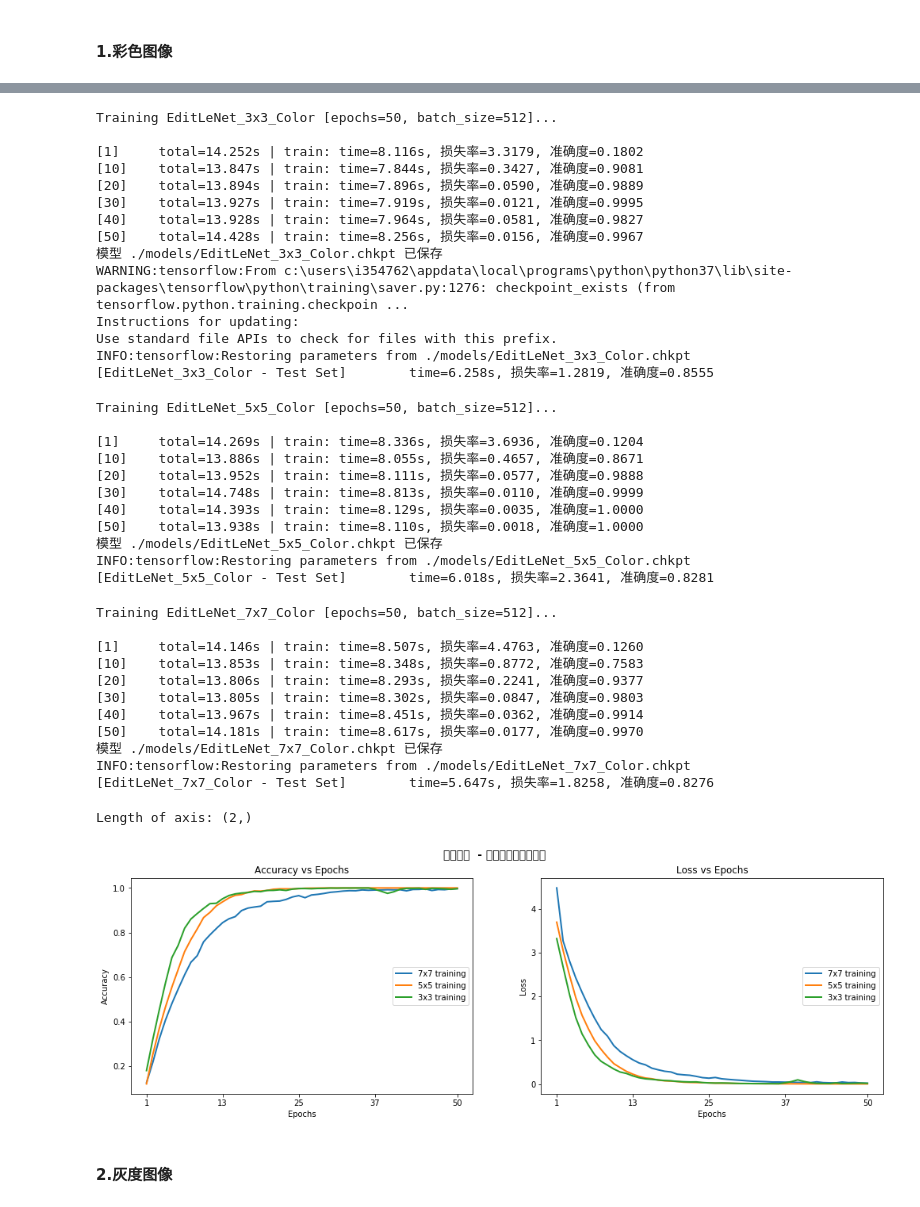
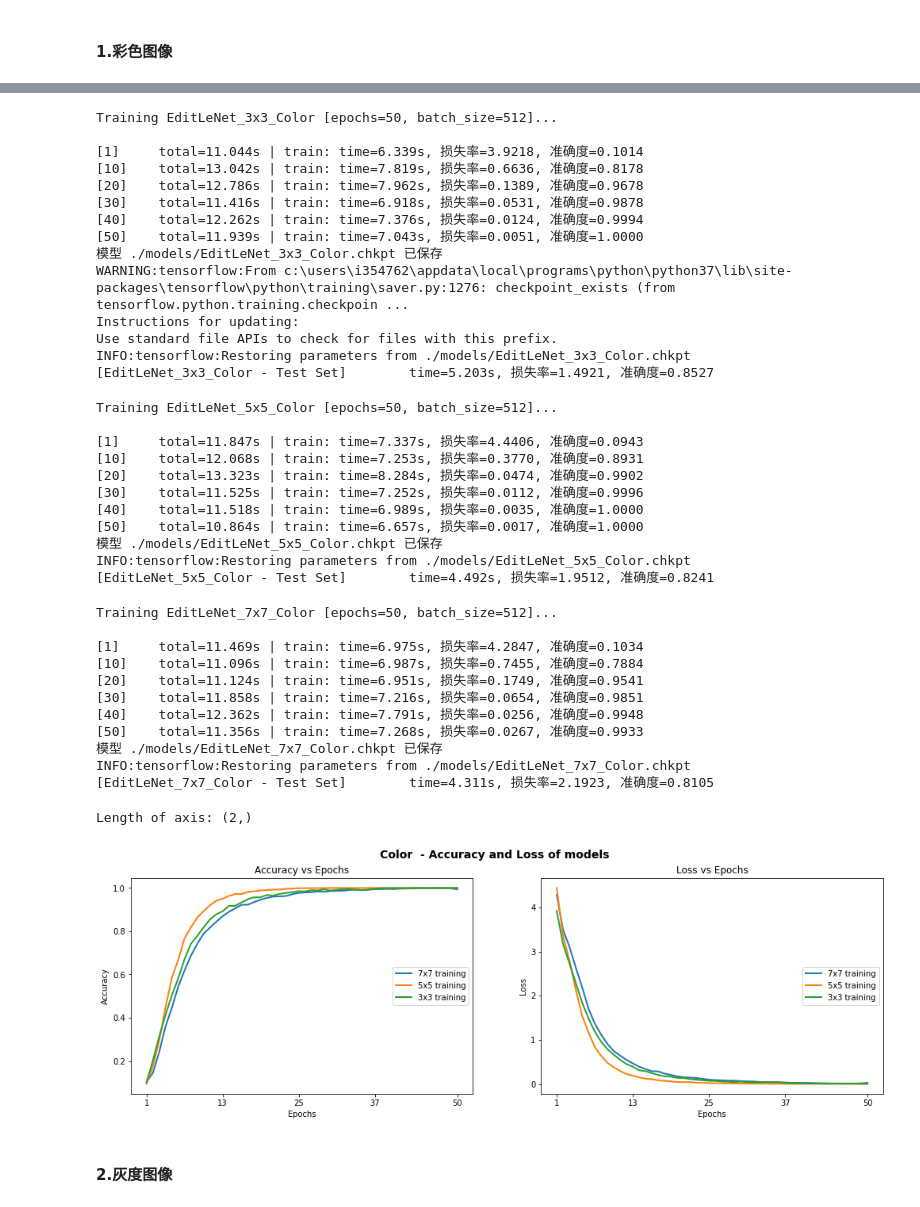
Before and after one commit to Zhaofan-Su/CarND-Traffic-Sign-Classifier-Project, a Jupyter notebook: Traffic_Sign_Classifier.ipynb, the cells around one changed output, grey strips where cells are left out. Drawn from its saved outputs; the diff is of its cells as text; code cells hidden in the pictures.

```diff
--- a/Traffic_Sign_Classifier.ipynb
+++ b/Traffic_Sign_Classifier.ipynb
@@ -282,3 +275,8 @@ X_test_grayscale = np.asarray(list(map(lambda img: to_grayscale(img), X_test)))
+# %%
+X_train, y_train = create_sample_set(X_train_group_by_label, X_train, y_train, pct=0.33)
+
+X_train_normalised = normalise_images(X_train, X_train)
+X_train_grayscale = np.asarray(list(map(lambda img: to_grayscale(img), X_train)))
 # %% [markdown]
 ### 模型构建
 # %% [markdown]
@@ -668,63 +678,63 @@ me_color_7x7 = ModelExecutor(mc_7x7)
 [EditLeNet] 正在建立网络结构 [卷积层数目=2, 卷积层过滤器大小=5, 卷积层初始深度=16, 全连接层数目=2]
 [EditLeNet] 正在建立网络结构 [卷积层数目=2, 卷积层过滤器大小=7, 卷积层初始深度=16, 全连接层数目=2]
 # %%
-(c_3x3_tr_metrics, c_3x3_duration) = me_color_3x3.train_model(X_sample_train, y_sample_train, epochs=50)
+(c_3x3_tr_metrics, c_3x3_duration) = me_color_3x3.train_model(X_train, y_train, epochs=50)
 (c_3x3_ts_accuracy, c_3x3_ts_loss, c_3x3_ts_duration) =  me_color_3x3.test_model(X_test, y_test)
 # %% [output]
 Training EditLeNet_3x3_Color [epochs=50, batch_size=512]...
 
-[1]     total=14.252s | train: time=8.116s, 损失率=3.3179, 准确度=0.1802
-[10]    total=13.847s | train: time=7.844s, 损失率=0.3427, 准确度=0.9081
-[20]    total=13.894s | train: time=7.896s, 损失率=0.0590, 准确度=0.9889
-[30]    total=13.927s | train: time=7.919s, 损失率=0.0121, 准确度=0.9995
-[40]    total=13.928s | train: time=7.964s, 损失率=0.0581, 准确度=0.9827
-[50]    total=14.428s | train: time=8.256s, 损失率=0.0156, 准确度=0.9967
+[1]     total=11.044s | train: time=6.339s, 损失率=3.9218, 准确度=0.1014
+[10]    total=13.042s | train: time=7.819s, 损失率=0.6636, 准确度=0.8178
+[20]    total=12.786s | train: time=7.962s, 损失率=0.1389, 准确度=0.9678
+[30]    total=11.416s | train: time=6.918s, 损失率=0.0531, 准确度=0.9878
+[40]    total=12.262s | train: time=7.376s, 损失率=0.0124, 准确度=0.9994
+[50]    total=11.939s | train: time=7.043s, 损失率=0.0051, 准确度=1.0000
 模型 ./models/EditLeNet_3x3_Color.chkpt 已保存
 WARNING:tensorflow:From c:\users\i354762\appdata\local\programs\python\python37\lib\site-packages\tensorflow\python\training\saver.py:1276: checkpoint_exists (from tensorflow.python.training.checkpoin ...
 Instructions for updating:
 Use standard file APIs to check for files with this prefix.
 INFO:tensorflow:Restoring parameters from ./models/EditLeNet_3x3_Color.chkpt
-[EditLeNet_3x3_Color - Test Set]        time=6.258s, 损失率=1.2819, 准确度=0.8555
+[EditLeNet_3x3_Color - Test Set]        time=5.203s, 损失率=1.4921, 准确度=0.8527
 # %%
-(c_5x5_tr_metrics, c_5x5_duration) = me_color_5x5.train_model(X_sample_train, y_sample_train, epochs=50)
+(c_5x5_tr_metrics, c_5x5_duration) = me_color_5x5.train_model(X_train, y_train, epochs=50)
 (c_5x5_ts_accuracy, c_5x5_ts_loss, c_5x5_ts_duration) =  me_color_5x5.test_model(X_test, y_test)
 # %% [output]
 Training EditLeNet_5x5_Color [epochs=50, batch_size=512]...
 
-[1]     total=14.269s | train: time=8.336s, 损失率=3.6936, 准确度=0.1204
-[10]    total=13.886s | train: time=8.055s, 损失率=0.4657, 准确度=0.8671
-[20]    total=13.952s | train: time=8.111s, 损失率=0.0577, 准确度=0.9888
-[30]    total=14.748s | train: time=8.813s, 损失率=0.0110, 准确度=0.9999
-[40]    total=14.393s | train: time=8.129s, 损失率=0.0035, 准确度=1.0000
-[50]    total=13.938s | train: time=8.110s, 损失率=0.0018, 准确度=1.0000
+[1]     total=11.847s | train: time=7.337s, 损失率=4.4406, 准确度=0.0943
+[10]    total=12.068s | train: time=7.253s, 损失率=0.3770, 准确度=0.8931
+[20]    total=13.323s | train: time=8.284s, 损失率=0.0474, 准确度=0.9902
+[30]    total=11.525s | train: time=7.252s, 损失率=0.0112, 准确度=0.9996
+[40]    total=11.518s | train: time=6.989s, 损失率=0.0035, 准确度=1.0000
+[50]    total=10.864s | train: time=6.657s, 损失率=0.0017, 准确度=1.0000
 模型 ./models/EditLeNet_5x5_Color.chkpt 已保存
 INFO:tensorflow:Restoring parameters from ./models/EditLeNet_5x5_Color.chkpt
-[EditLeNet_5x5_Color - Test Set]        time=6.018s, 损失率=2.3641, 准确度=0.8281
+[EditLeNet_5x5_Color - Test Set]        time=4.492s, 损失率=1.9512, 准确度=0.8241
 # %%
-(c_7x7_tr_metrics, c_7x7_duration) = me_color_7x7.train_model(X_sample_train, y_sample_train, epochs=50)
+(c_7x7_tr_metrics, c_7x7_duration) = me_color_7x7.train_model(X_train, y_train, epochs=50)
 (c_7x7_ts_accuracy, c_7x7_ts_loss, c_7x7_ts_duration) =  me_color_7x7.test_model(X_test, y_test)
 # %% [output]
 Training EditLeNet_7x7_Color [epochs=50, batch_size=512]...
 
-[1]     total=14.146s | train: time=8.507s, 损失率=4.4763, 准确度=0.1260
-[10]    total=13.853s | train: time=8.348s, 损失率=0.8772, 准确度=0.7583
-[20]    total=13.806s | train: time=8.293s, 损失率=0.2241, 准确度=0.9377
-[30]    total=13.805s | train: time=8.302s, 损失率=0.0847, 准确度=0.9803
-[40]    total=13.967s | train: time=8.451s, 损失率=0.0362, 准确度=0.9914
-[50]    total=14.181s | train: time=8.617s, 损失率=0.0177, 准确度=0.9970
+[1]     total=11.469s | train: time=6.975s, 损失率=4.2847, 准确度=0.1034
+[10]    total=11.096s | train: time=6.987s, 损失率=0.7455, 准确度=0.7884
+[20]    total=11.124s | train: time=6.951s, 损失率=0.1749, 准确度=0.9541
+[30]    total=11.858s | train: time=7.216s, 损失率=0.0654, 准确度=0.9851
+[40]    total=12.362s | train: time=7.791s, 损失率=0.0256, 准确度=0.9948
+[50]    total=11.356s | train: time=7.268s, 损失率=0.0267, 准确度=0.9933
 模型 ./models/EditLeNet_7x7_Color.chkpt 已保存
 INFO:tensorflow:Restoring parameters from ./models/EditLeNet_7x7_Color.chkpt
-[EditLeNet_7x7_Color - Test Set]        time=5.647s, 损失率=1.8258, 准确度=0.8276
+[EditLeNet_7x7_Color - Test Set]        time=4.311s, 损失率=2.1923, 准确度=0.8105
 # %%
 metrics_arr = [c_7x7_tr_metrics,  c_5x5_tr_metrics, c_3x3_tr_metrics]
 lbs = ["7x7 training",  "5x5 training",  "3x3 training"]
 plot_model_results(metrics_arr, [2, 1], lbs, ["Epochs", "Epochs"], ["Accuracy", "Loss"],
                    ["Accuracy vs Epochs",
                     "Loss vs Epochs"],
-                    "彩色图像  - 模型准确度和损失率"
+                    "Color  - Accuracy and Loss of models"
                     , fig_size=(17, 5))
 # %% [output]
 Length of axis: (2,)
-[figure, old version]
+[figure, new version]
 # %% [markdown]
 #### 2.灰度图像
```
Also changed, not shown: parts of 51 cells of this notebook, 21 other files.
